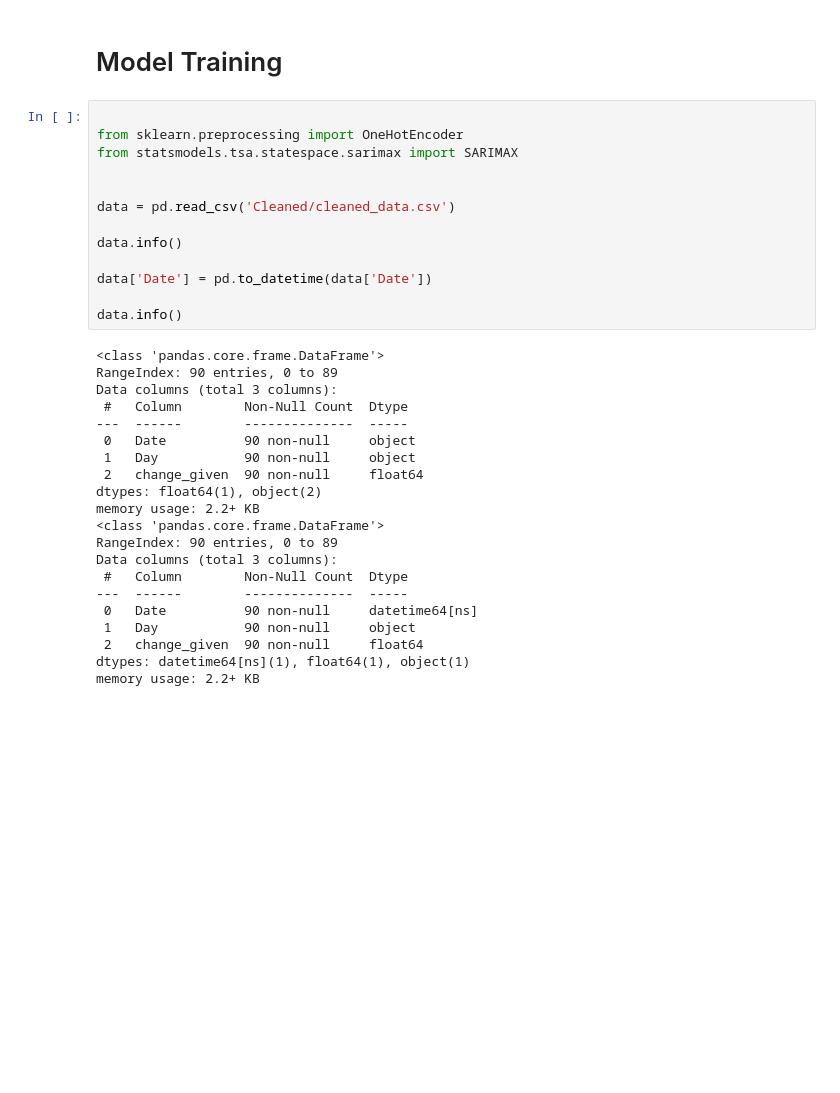
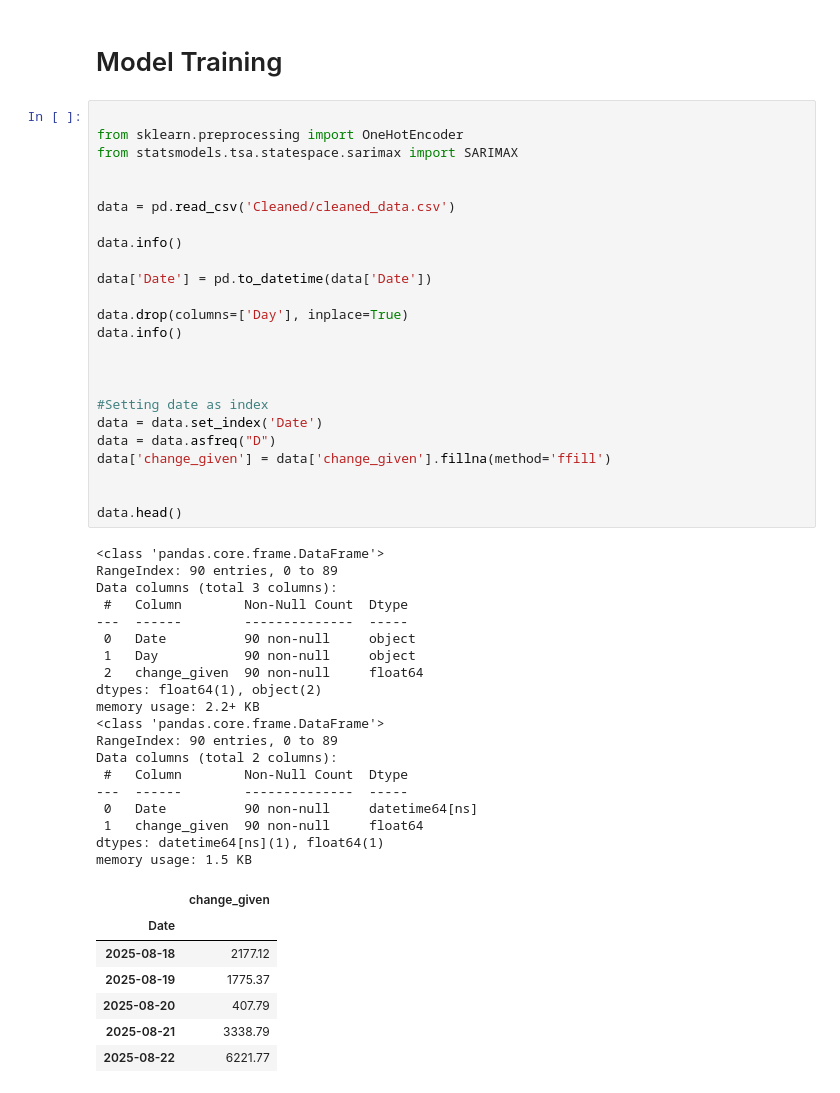
Before and after one commit to OM3NCODE/Retail-Saarthi, a Jupyter notebook: ARIMA Cash_Prediction.ipynb, the cells around one changed output. Saved outputs shown, nothing was run; the diff lists cells and outputs as text; blank space fills up the shorter version.

```diff
--- a/Data_cleaning.ipynb
+++ b/ARIMA Cash_Prediction.ipynb
@@ -121,34 +162,51 @@ plt.show()
 # %%
 
 from sklearn.preprocessing import OneHotEncoder
 from statsmodels.tsa.statespace.sarimax import SARIMAX
 
 
 data = pd.read_csv('Cleaned/cleaned_data.csv')
 
 data.info()
 
 data['Date'] = pd.to_datetime(data['Date'])
 
+data.drop(columns=['Day'], inplace=True)
 data.info()
+
+
+
+#Setting date as index
+data = data.set_index('Date')
+data = data.asfreq("D")
+data['change_given'] = data['change_given'].fillna(method='ffill')
+
+
+data.head()
 # %% [output]
 <class 'pandas.core.frame.DataFrame'>
 RangeIndex: 90 entries, 0 to 89
 Data columns (total 3 columns):
  #   Column        Non-Null Count  Dtype
 ---  ------        --------------  -----
  0   Date          90 non-null     object
  1   Day           90 non-null     object
  2   change_given  90 non-null     float64
 dtypes: float64(1), object(2)
 memory usage: 2.2+ KB
 <class 'pandas.core.frame.DataFrame'>
 RangeIndex: 90 entries, 0 to 89
-Data columns (total 3 columns):
+Data columns (total 2 columns):
  #   Column        Non-Null Count  Dtype
 ---  ------        --------------  -----
  0   Date          90 non-null     datetime64[ns]
- 1   Day           90 non-null     object
- 2   change_given  90 non-null     float64
-dtypes: datetime64[ns](1), float64(1), object(1)
-memory usage: 2.2+ KB
+ 1   change_given  90 non-null     float64
+dtypes: datetime64[ns](1), float64(1)
+memory usage: 1.5 KB
+|  | change_given |
+| Date |  |
+| 2025-08-18 | 2177.12 |
+| 2025-08-19 | 1775.37 |
+| 2025-08-20 | 407.79 |
+| 2025-08-21 | 3338.79 |
+| 2025-08-22 | 6221.77 |
```
Also changed, not shown: parts of 7 cells of this notebook, 1 other file.
